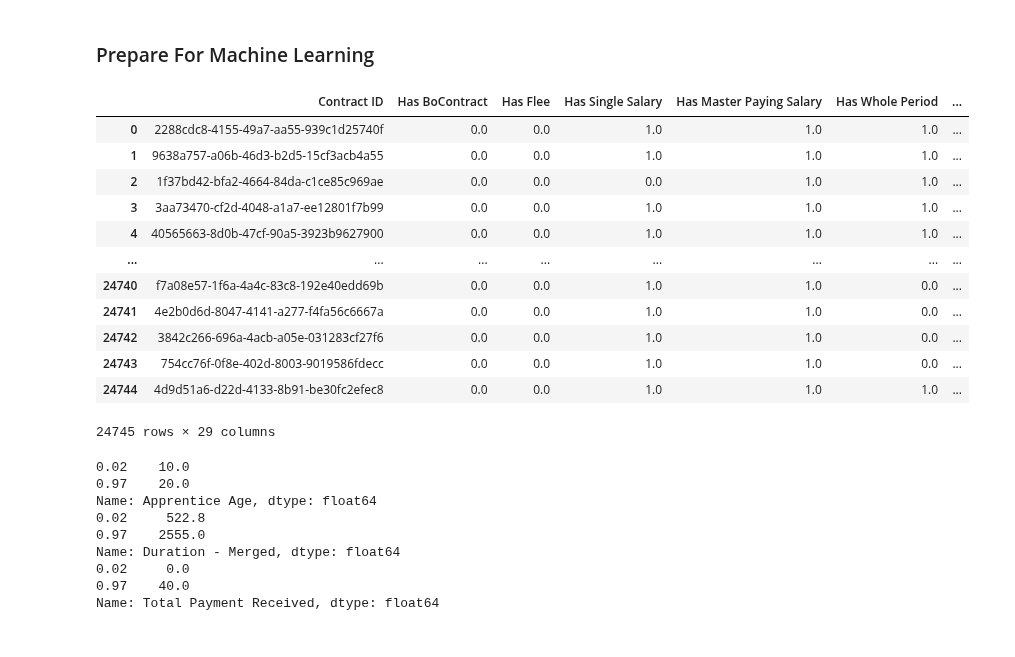
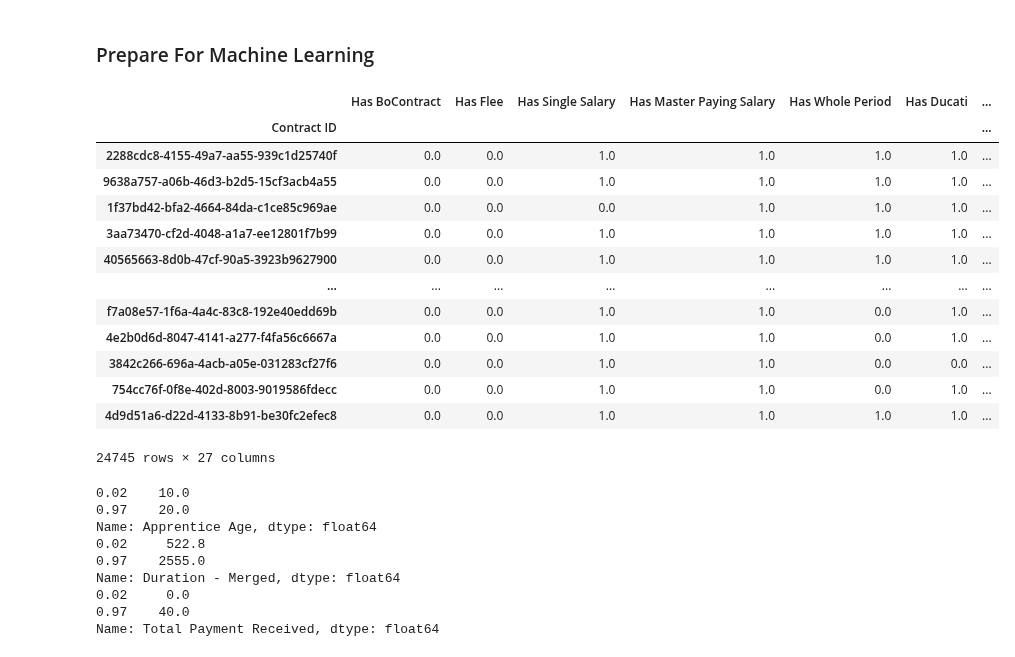
Before and after one commit to AlricRahl/Garzoni-Dataset-Exploration, a Jupyter notebook: src/Progress Notebook.ipynb, the cells around one changed output. Drawn from its saved outputs; the diff is of its cells as text; code cells hidden in the pictures.

```diff
--- a/src/Progress Notebook.ipynb
+++ b/src/Progress Notebook.ipynb
@@ -767,67 +749,54 @@ def confusionMatrix(y_test_values, y_predictions):
     plt.title(all_sample_title, size = 15);
 # %% [markdown]
 ### Prepare For Machine Learning ###
-# %%
-# Load frames
-mentions = clnt.loadPickle("../data/pickles/clean_mentions.pkl")[["Contract ID",
-                                                                  "Geo Origin - Standard Form",
-                                                                  "Tag"]]
-locations = all_sheets["locations"][["Historical Name",
-                                    "Province"]]
-the_table = clnt.loadPickle("../data/pickles/table_of_all.pkl")
-
-# Get slice
-mentions_slice = mentions[mentions["Tag"] == "grz:Apprentice"].drop_duplicates("Contract ID")
-mentions_slice = mentions_slice.merge(locations, left_on="Geo Origin - Standard Form",
-                                      right_on="Historical Name", how="left")
-
-# Add is Venetian?
-mentions_prov = clnt.hotEncode(mentions_slice, mentions_slice.Province, operation="max")[["Contract ID", "Venezia"]]
-mentions_prov.columns = ["Contract ID", "From Venezia"]
-merged = the_table.merge(mentions_prov, on="Contract ID", how="left")
+# %%
+the_table = clnt.loadPickle("../data/pickles/table_of_all.pkl").reset_index()
+venezia_encoding = clnt.hotEncode(the_table, the_table["Apprentice Province"], operation="max")[["Contract ID", "Venezia"]]
+venezia_encoding.columns = ["Contract ID", "From Venezia"]
+merged = the_table.merge(venezia_encoding, on="Contract ID").copy()
+del merged["Apprentice Province"]
 # %%
 # Take the necessary part only, and convert four sector columns to one
 merged["S"] = merged[["S/T", "S"]].max(axis=1)
 merged["T"] = merged[["S/T", "T"]].max(axis=1)
 merged = merged[['Contract ID', 'Has BoContract', 'Has Flee',
                  'Has Single Salary', 'Has Master Paying Salary', 'Has Whole Period',
-                 'Has Ducati', 'Master Paid Accom', 'Master Paid Clothing',
+                 'Has Ducati', 'Master Paid Accom', 'Master Paid Clothing', 'Quondam1',
                  'Master Paid Gen. Exp.', 'Master Paid Per. Care', 'Apprentice Age',
                  'Apprentice Male', 'Parent Label', 'S', 'T', 'P', 'Duration - Merged',
                  'Paid Salary in Goods', 'Total Payment Received', 'From Venezia']]
 merged = merged.set_index("Contract ID")
-
 # Preprocessing certain sections to fit the model, and loose na cells in data
-le = LabelEncoder()
 merged = merged.dropna()
 # merged["Parent Label"] = merged[["Parent Label"]].apply(le.fit_transform)
 merged["Paid Salary in Goods"] = merged["Paid Salary in Goods"].astype(float)
 # %%
 # merged_dummies = clnt.hotEncode(merged.reset_index(), merged["Parent Label"])
 dummy_jobs = merged["Parent Label"].str.get_dummies()[['prod. e lav. di tessuti e filati', "commercio all'ingrosso e al minuto",
                                                        'prod. e lav. di generi alimentari','fabbr. e lav. di oggetti in vetro',
-                                                       'prod. di calzature','lav. di metalli comuni', 'falegnameria', "prod. e lav. di capi d'abbigliamento e accessori"]]
+                                                       'prod. di calzature','lav. di metalli comuni']]
 merged = merged.reset_index().merge(dummy_jobs.reset_index(), on="Contract ID", how="left")
 merged["Other Label"] = 1 - np.max(merged[['prod. e lav. di tessuti e filati', "commercio all'ingrosso e al minuto",
                                            'prod. e lav. di generi alimentari','fabbr. e lav. di oggetti in vetro',
-                                           'prod. di calzature','lav. di metalli comuni', 'falegnameria',
-                                           "prod. e lav. di capi d'abbigliamento e accessori"]], axis = 1)
+                                           'prod. di calzature','lav. di metalli comuni']], axis = 1)
 del merged["Parent Label"]
+merged = merged.set_index("Contract ID")
 merged
 # %% [output]
-|  | Contract ID | Has BoContract | Has Flee | Has Single Salary | Has Master Paying Salary | Has Whole Period | ... |
-| 0 | 2288cdc8-4155-49a7-aa55-939c1d25740f | 0.0 | 0.0 | 1.0 | 1.0 | 1.0 | ... |
-| 1 | 9638a757-a06b-46d3-b2d5-15cf3acb4a55 | 0.0 | 0.0 | 1.0 | 1.0 | 1.0 | ... |
-| 2 | 1f37bd42-bfa2-4664-84da-c1ce85c969ae | 0.0 | 0.0 | 0.0 | 1.0 | 1.0 | ... |
-| 3 | 3aa73470-cf2d-4048-a1a7-ee12801f7b99 | 0.0 | 0.0 | 1.0 | 1.0 | 1.0 | ... |
-| 4 | 40565663-8d0b-47cf-90a5-3923b9627900 | 0.0 | 0.0 | 1.0 | 1.0 | 1.0 | ... |
+|  | Has BoContract | Has Flee | Has Single Salary | Has Master Paying Salary | Has Whole Period | Has Ducati | ... |
+| Contract ID |  |  |  |  |  |  | ... |
+| 2288cdc8-4155-49a7-aa55-939c1d25740f | 0.0 | 0.0 | 1.0 | 1.0 | 1.0 | 1.0 | ... |
+| 9638a757-a06b-46d3-b2d5-15cf3acb4a55 | 0.0 | 0.0 | 1.0 | 1.0 | 1.0 | 1.0 | ... |
+| 1f37bd42-bfa2-4664-84da-c1ce85c969ae | 0.0 | 0.0 | 0.0 | 1.0 | 1.0 | 1.0 | ... |
+| 3aa73470-cf2d-4048-a1a7-ee12801f7b99 | 0.0 | 0.0 | 1.0 | 1.0 | 1.0 | 1.0 | ... |
+| 40565663-8d0b-47cf-90a5-3923b9627900 | 0.0 | 0.0 | 1.0 | 1.0 | 1.0 | 1.0 | ... |
 | ... | ... | ... | ... | ... | ... | ... | ... |
-| 24740 | f7a08e57-1f6a-4a4c-83c8-192e40edd69b | 0.0 | 0.0 | 1.0 | 1.0 | 0.0 | ... |
-| 24741 | 4e2b0d6d-8047-4141-a277-f4fa56c6667a | 0.0 | 0.0 | 1.0 | 1.0 | 0.0 | ... |
-| 24742 | 3842c266-696a-4acb-a05e-031283cf27f6 | 0.0 | 0.0 | 1.0 | 1.0 | 0.0 | ... |
-| 24743 | 754cc76f-0f8e-402d-8003-9019586fdecc | 0.0 | 0.0 | 1.0 | 1.0 | 0.0 | ... |
-| 24744 | 4d9d51a6-d22d-4133-8b91-be30fc2efec8 | 0.0 | 0.0 | 1.0 | 1.0 | 1.0 | ... |
+| f7a08e57-1f6a-4a4c-83c8-192e40edd69b | 0.0 | 0.0 | 1.0 | 1.0 | 0.0 | 1.0 | ... |
+| 4e2b0d6d-8047-4141-a277-f4fa56c6667a | 0.0 | 0.0 | 1.0 | 1.0 | 0.0 | 1.0 | ... |
+| 3842c266-696a-4acb-a05e-031283cf27f6 | 0.0 | 0.0 | 1.0 | 1.0 | 0.0 | 0.0 | ... |
+| 754cc76f-0f8e-402d-8003-9019586fdecc | 0.0 | 0.0 | 1.0 | 1.0 | 0.0 | 1.0 | ... |
+| 4d9d51a6-d22d-4133-8b91-be30fc2efec8 | 0.0 | 0.0 | 1.0 | 1.0 | 1.0 | 1.0 | ... |
-24745 rows × 29 columns
+24745 rows × 27 columns
 # %%
 # Clean the outliers
 def cleanOutliers(df, loC, lower=0.02, higher=0.97):
```
Also changed, not shown: parts of 14 cells of this notebook.
